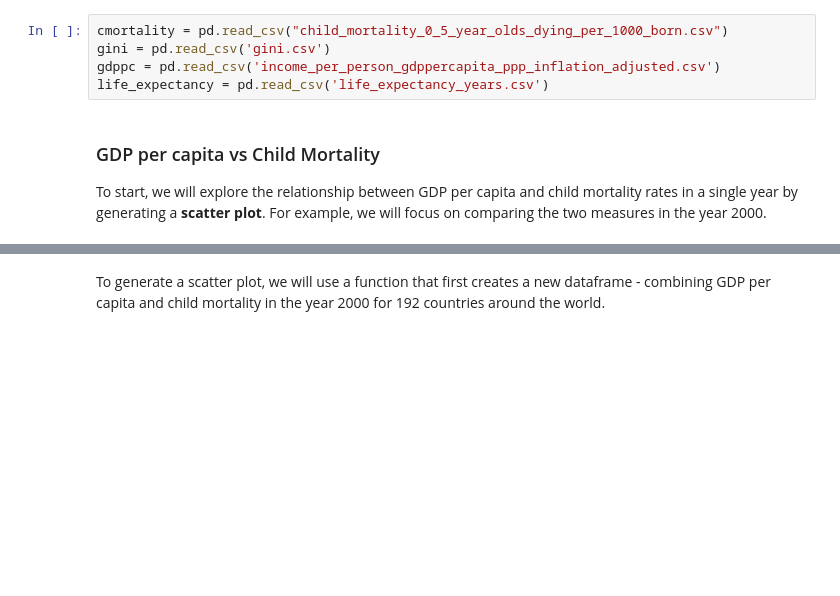
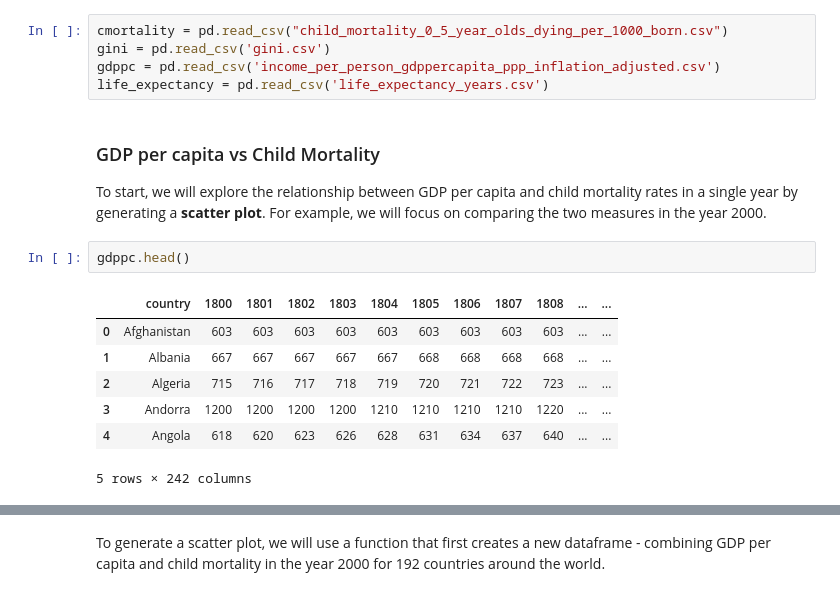
Before and after one commit to ds-modules/espm-c167, a Jupyter notebook: ESPM 167.ipynb, the cells around one changed output, grey strips where cells are left out. Cells and saved outputs as stored; diff of their text form; blank space fills up the shorter version.

```diff
--- a/ESPM 167.ipynb
+++ b/ESPM 167.ipynb
@@ -47,5 +47,15 @@ life_expectancy = pd.read_csv('life_expectancy_years.csv')
  <a id='section 1'></a>
 
 To start, we will explore the relationship between GDP per capita and child mortality rates in a single year by generating a **scatter plot**. For example, we will focus on comparing the two measures in the year 2000.
+# %%
+gdppc.head()
+# %% [output]
+|  | country | 1800 | 1801 | 1802 | 1803 | 1804 | 1805 | 1806 | 1807 | 1808 | ... | ... |
+| 0 | Afghanistan | 603 | 603 | 603 | 603 | 603 | 603 | 603 | 603 | 603 | ... | ... |
+| 1 | Albania | 667 | 667 | 667 | 667 | 667 | 668 | 668 | 668 | 668 | ... | ... |
+| 2 | Algeria | 715 | 716 | 717 | 718 | 719 | 720 | 721 | 722 | 723 | ... | ... |
+| 3 | Andorra | 1200 | 1200 | 1200 | 1200 | 1210 | 1210 | 1210 | 1210 | 1220 | ... | ... |
+| 4 | Angola | 618 | 620 | 623 | 626 | 628 | 631 | 634 | 637 | 640 | ... | ... |
+5 rows × 242 columns
 # %%
 #GDP per capita in the year 2000
```
Also changed, not shown: parts of 2 cells of this notebook.
